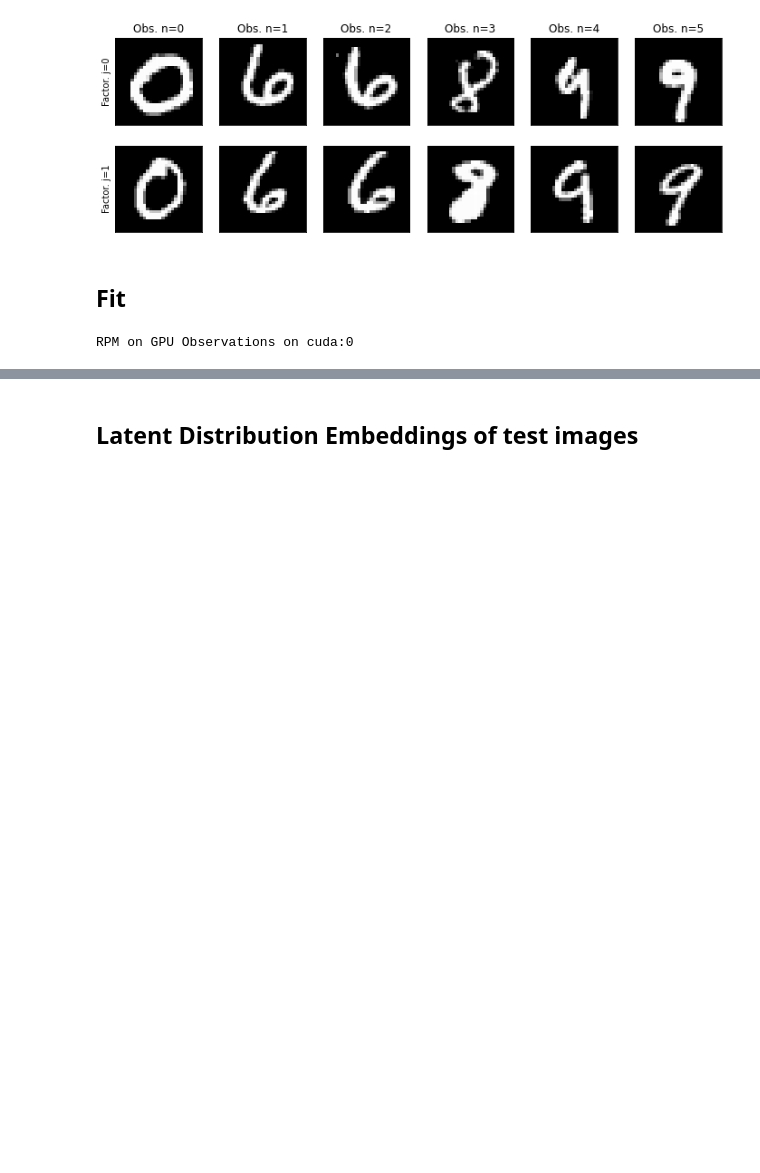
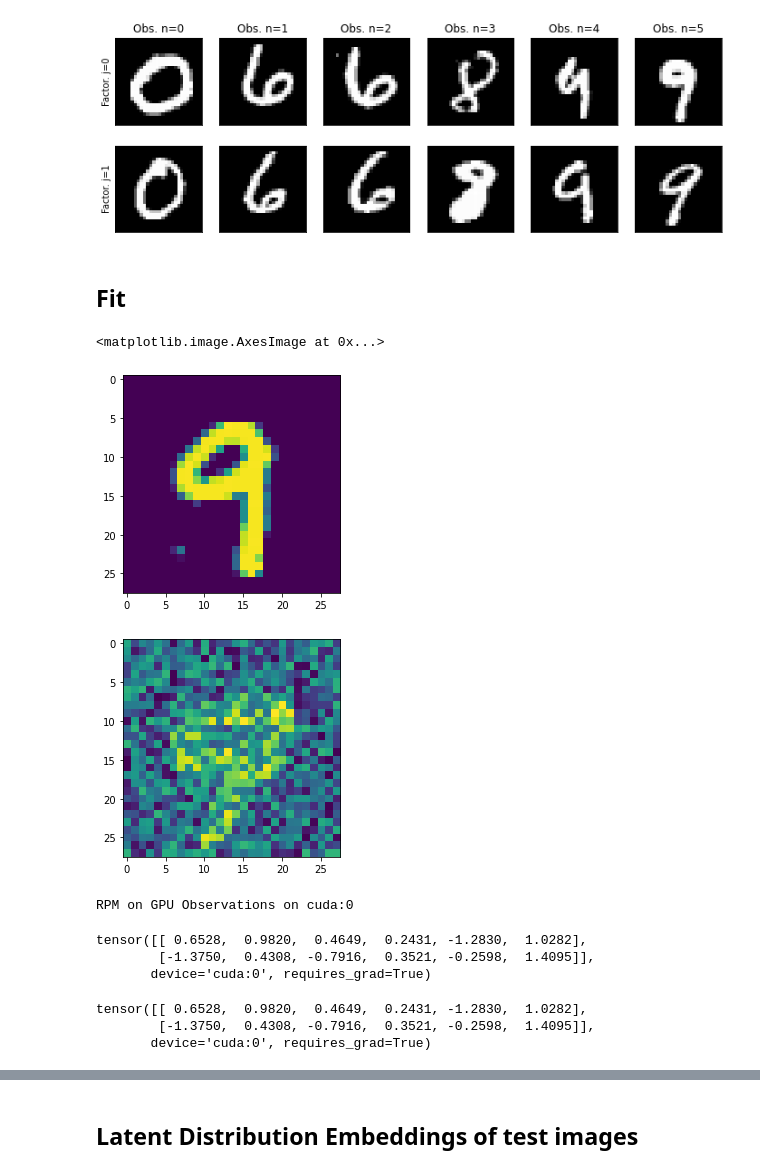
Before and after one commit to hugosou/cRPM, a Jupyter notebook: demo_peer_supervision_fast.ipynb, the cells around one changed output, grey strips where cells are left out. Saved outputs shown, nothing was run; the diff lists cells and outputs as text; code cells hidden in the pictures; blank space fills up the shorter version.

```diff
--- a/demo_peer_supervision_fast.ipynb
+++ b/demo_peer_supervision_fast.ipynb
@@ -108,3 +112,16 @@ obs_test = [(obsi / obsi.max()).to(device) for obsi in observations_test]
+# %%
+nn = 90
+oplot = obs
+
+plt.figure()
+plt.imshow(oplot[0][nn].to("cpu"))
+
+plt.figure()
+plt.imshow(oplot[1][nn].to("cpu"))
+# %% [output]
+<matplotlib.image.AxesImage at 0x...>
+[figure, added]
+[figure, added]
 # %%
 # Fit params
 
@@ -145,6 +148,18 @@ rpm = RPM(
 )
 # %% [output]
 RPM on GPU Observations on cuda:0
+# %%
+rpm.precision_chol_vec_factors
+# %% [output]
+tensor([[ 0.6528,  0.9820,  0.4649,  0.2431, -1.2830,  1.0282],
+        [-1.3750,  0.4308, -0.7916,  0.3521, -0.2598,  1.4095]],
+       device='cuda:0', requires_grad=True)
+# %%
+rpm.precision_chol_vec_factors
+# %% [output]
+tensor([[ 0.6528,  0.9820,  0.4649,  0.2431, -1.2830,  1.0282],
+        [-1.3750,  0.4308, -0.7916,  0.3521, -0.2598,  1.4095]],
+       device='cuda:0', requires_grad=True)
 # %%
 rpm.fit(obs)
 # %% [output]
```
Also changed, not shown: parts of 10 cells of this notebook, 2 other files.
